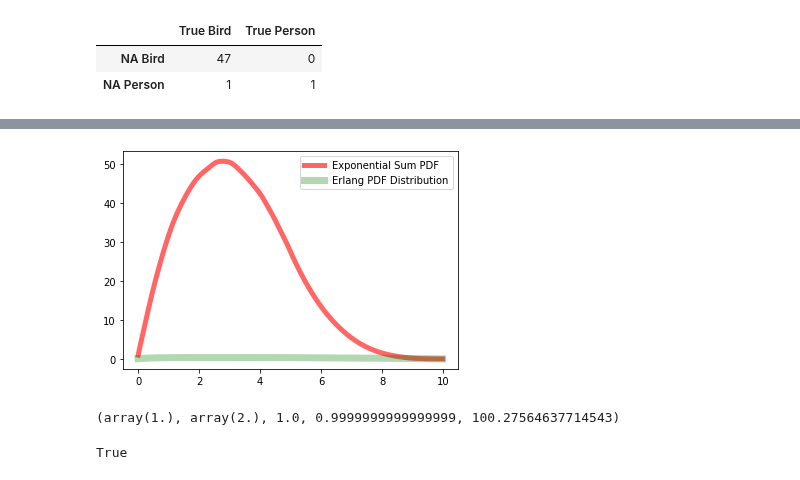
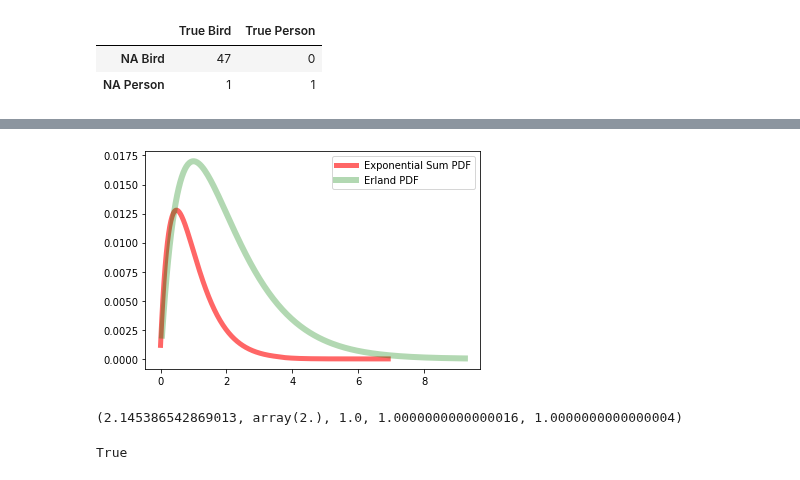
Before and after one commit to jbc1216/434-Portfolio, a Jupyter notebook: FinchCarr_HW03.ipynb, the cells around one changed output, grey strips where cells are left out. Cells and saved outputs as stored; diff of their text form; code cells hidden in the pictures.

```diff
--- a/FinchCarr_HW03.ipynb
+++ b/FinchCarr_HW03.ipynb
@@ -64,27 +68,42 @@ NAframe
 # %%
+fig, ax = plt.subplots(1,1)
+#plt.yscale('log')
+
 # Setting up and plotting the Convolution Sum of 2 Exponential PDFs
-fig, ax = plt.subplots(1,1)
+# (PDF must sum to 1)
+
 meanE, varE, skewE, kurtE = stats.expon.stats(moments='mvsk')
 lambdaE = 1/meanE
-x = np.sort(stats.expon.rvs(loc=0, scale=1, size=200))
-expon = stats.expon.pdf(x, loc=0, scale=1)
-Esum = np.convolve(expon, expon)
-ax.plot(axis, Esum, 'r-', lw=5, alpha=0.6, label='Exponential Sum PDF')
+dataEX = np.linspace(stats.expon.ppf(0.001), stats.expon.ppf(0.999), 200)
+exponA = stats.expon.pdf(dataEX, loc=0, scale=1)
+E2pdf = np.convolve(exponA, exponA)
+Enorm = E2pdf / sum(E2pdf)
+x = np.linspace(stats.expon.ppf(0.001, 0, 1),
+                 stats.expon.ppf(0.999, 0, 1), 399, endpoint=True)
+ax.plot(x, Enorm, 'r-', lw=5, alpha=0.6, label='Exponential Sum PDF')
 
-# Setting up and plotting the researched Erlang Distribution with the correct parameters
-alpha = 2
-meanER, varER, skewER, kurtER = stats.erlang.stats(a=alpha, scale=1, moments='mvsk')
-xER = np.sort(stats.erlang.rvs(a=alpha, scale=1, size=399))
-erlang = stats.erlang.pdf(x=xER, a=alpha, scale=1)
-ax.plot(axis, erlang, 'g-', lw=7, alpha=0.3, label = 'Erlang PDF Distribution')
+
+# Setting up and plotting the researched Erlang Distribution with the correct
+# parameters (PDF must sum to 1)
+k = 2
+lamER = 1
+eloc = 0
+ERsc = 1/lamER
+meanER, varER, skewER, kurtER = stats.erlang.stats(a=k,
+                                                   loc=eloc, scale=ERsc,
+                                                   moments='mvsk')
+dataER = np.linspace(stats.erlang.ppf(0.001, a=k, loc=eloc, scale=ERsc),
+                  stats.erlang.ppf(0.999, a=k, loc=eloc, scale=ERsc), 200)
+ErPDF = stats.erlang.pdf(dataER, a=k, loc=eloc, scale=ERsc)/sum(stats.erlang.pdf(dataER, a=k, loc=eloc, scale=ERsc))
+ax.plot(dataER, ErPDF, 'g-', lw=6, alpha=0.3, label='Erland PDF')
 ax.legend(loc='best')
 plt.show()
 # %% [output]
-[figure, old version]
+[figure, new version]
-# %%
-meanE, meanER, lambdaE, sum(Esum), sum(stats.erlang.pdf(x=xER, a=alpha, scale=1))
-# %% [output]
-(array(1.), array(2.), 1.0, 0.9999999999999999, 100.27564637714543)
+# %%
+np.mean(E2pdf), meanER, lambdaE, sum(Enorm), sum(ErPDF)
+# %% [output]
+(2.145386542869013, array(2.), 1.0, 1.0000000000000016, 1.0000000000000004)
 # %%
 vals = stats.expon.ppf([0.001, 0.25, 0.50, 0.75, 0.999])
 valsG = stats.erlang.ppf([0.001, 0.25, 0.50, 0.75, 0.999], a=2)
```
Also changed, not shown: parts of 2 cells of this notebook.
